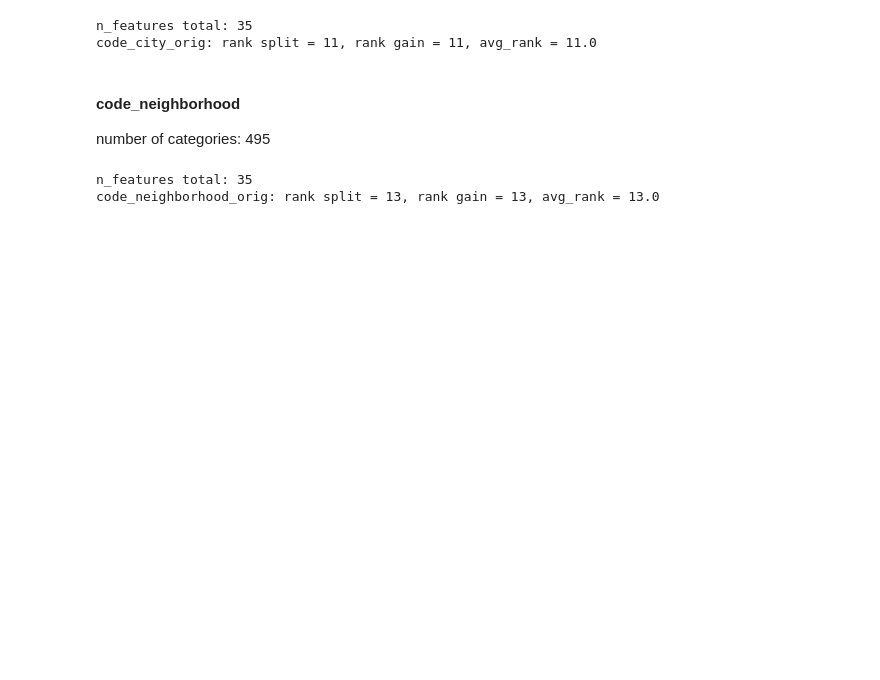
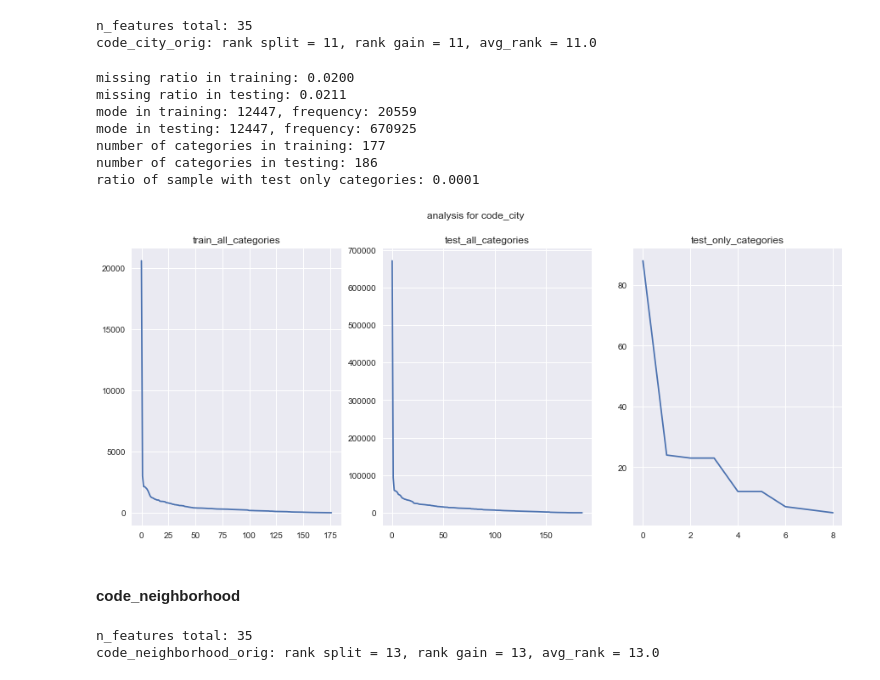
Before and after one commit to mqkh515/udacityMLND, a Jupyter notebook: projects/capstone/model_iteration.ipynb, the cells around one changed output. Saved outputs shown, nothing was run; the diff lists cells and outputs as text; code cells hidden in the pictures; blank space fills up the shorter version.

```diff
--- a/projects/capstone/model_iteration.ipynb
+++ b/projects/capstone/model_iteration.ipynb
@@ -694,9 +766,19 @@ z.feature_importance_rank(gbm, 'code_city_orig')
 # %% [output]
 n_features total: 35
 code_city_orig: rank split = 11, rank gain = 11, avg_rank = 11.0
+# %%
+class3_var_analysis('code_city')
+# %% [output]
+missing ratio in training: 0.0200
+missing ratio in testing: 0.0211
+mode in training: 12447, frequency: 20559
+mode in testing: 12447, frequency: 670925
+number of categories in training: 177
+number of categories in testing: 186
+ratio of sample with test only categories: 0.0001
+[figure, added]
 # %% [markdown]
 #### code_neighborhood
-number of categories: 495
 # %%
 train_x_local = train_x.copy()
 train_x_local['code_neighborhood_orig'] = train_data['regionidneighborhood']
```
Also changed, not shown: parts of 16 cells of this notebook, 1 other file.
